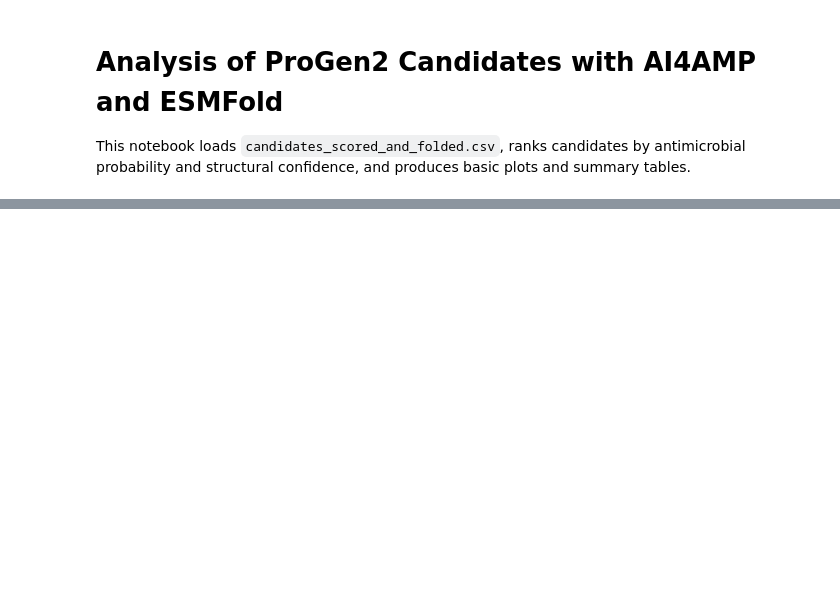
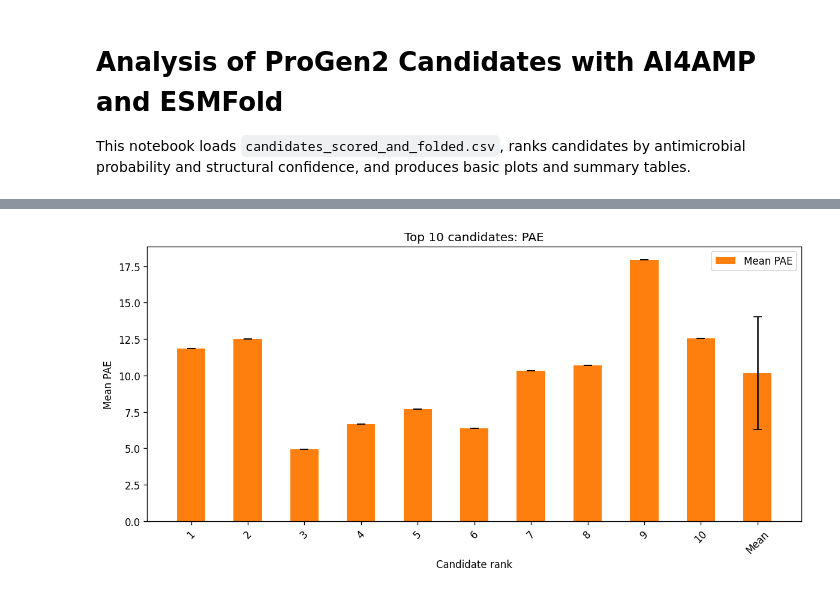
Before and after one commit to amandacqi/GenAIProject, a Jupyter notebook: analyze_results.ipynb, the cells around one changed output, grey strips where cells are left out. Saved outputs shown, nothing was run; the diff lists cells and outputs as text; code cells hidden in the pictures; blank space fills up the shorter version.

```diff
--- a/analyze_results.ipynb
+++ b/analyze_results.ipynb
@@ -181,0 +122,23 @@ Candidates passing thresholds: 0
+# %%
+# Sort by AI4AMP and assign ranks
+df_top = df.sort_values("ai4amp_score", ascending=False).head(TOP_N).copy()
+df_top["rank"] = np.arange(1, TOP_N + 1)
+
+# Extract values
+ai4amp_vals = df_top["ai4amp_score"].values
+plddt_vals  = df_top["pLDDT_mean"].values
+pae_vals    = df_top["PAE_mean"].values
+
+# Compute means and std
+ai4amp_mean, ai4amp_std = ai4amp_vals.mean(), ai4amp_vals.std(ddof=1)
+plddt_mean,  plddt_std  = plddt_vals.mean(),  plddt_vals.std(ddof=1)
+pae_mean,    pae_std    = pae_vals.mean(),    pae_vals.std(ddof=1)
+
+# Add the "Mean" group as (N+1)th entry
+ai4amp_all = np.append(ai4amp_vals, ai4amp_mean)
+plddt_all  = np.append(plddt_vals,  plddt_mean)
+pae_all    = np.append(pae_vals,    pae_mean)
+
+num_groups = TOP_N + 1
+x = np.arange(num_groups)
+bar_width = 0.33
@@ -181,0 +173,21 @@ Candidates passing thresholds: 0
+# %%
+fig, ax = plt.subplots(figsize=(10, 5))
+
+pae_err = np.zeros(num_groups)
+pae_err[-1] = pae_std
+
+ax.bar(x, pae_all, width=0.5, yerr=pae_err,
+       capsize=4, color="tab:orange", label="Mean PAE")
+
+xtick_labels = [str(r) for r in df_top["rank"]] + ["Mean"]
+ax.set_xticks(x)
+ax.set_xticklabels(xtick_labels, rotation=45)
+
+ax.set_ylabel("Mean PAE")
+ax.set_xlabel("Candidate rank")
+ax.set_title(f"Top {TOP_N} candidates: PAE")
+ax.legend()
+plt.tight_layout()
+plt.show()
+# %% [output]
+[figure, added]
```
Also changed, not shown: parts of 11 cells of this notebook, 11 other files.
